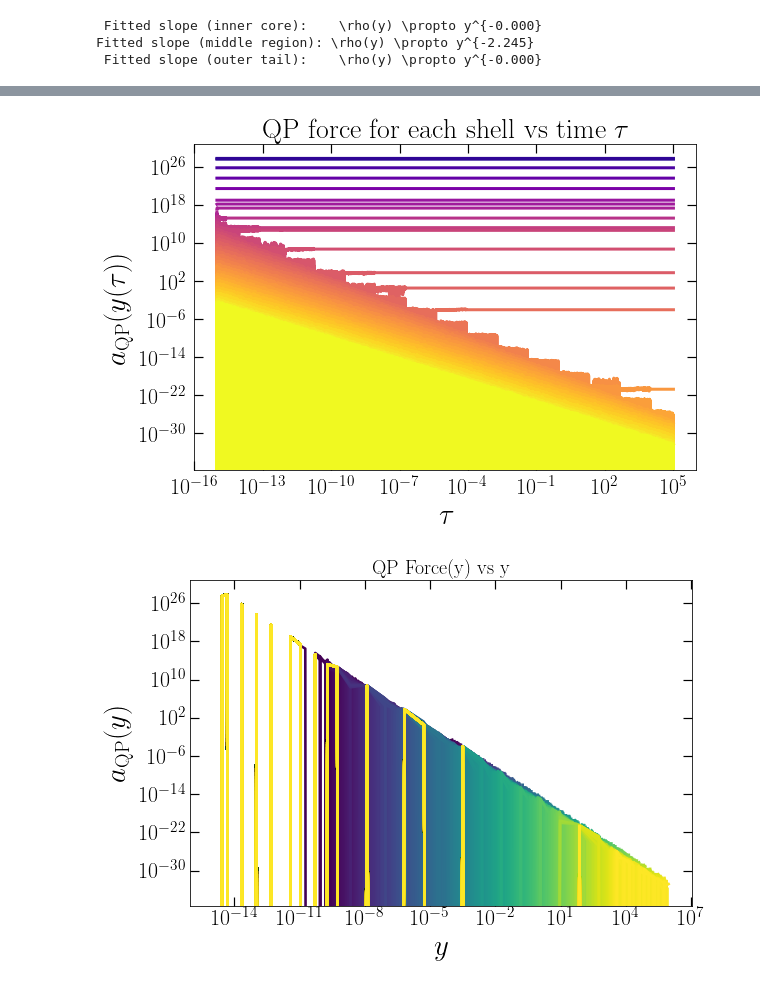
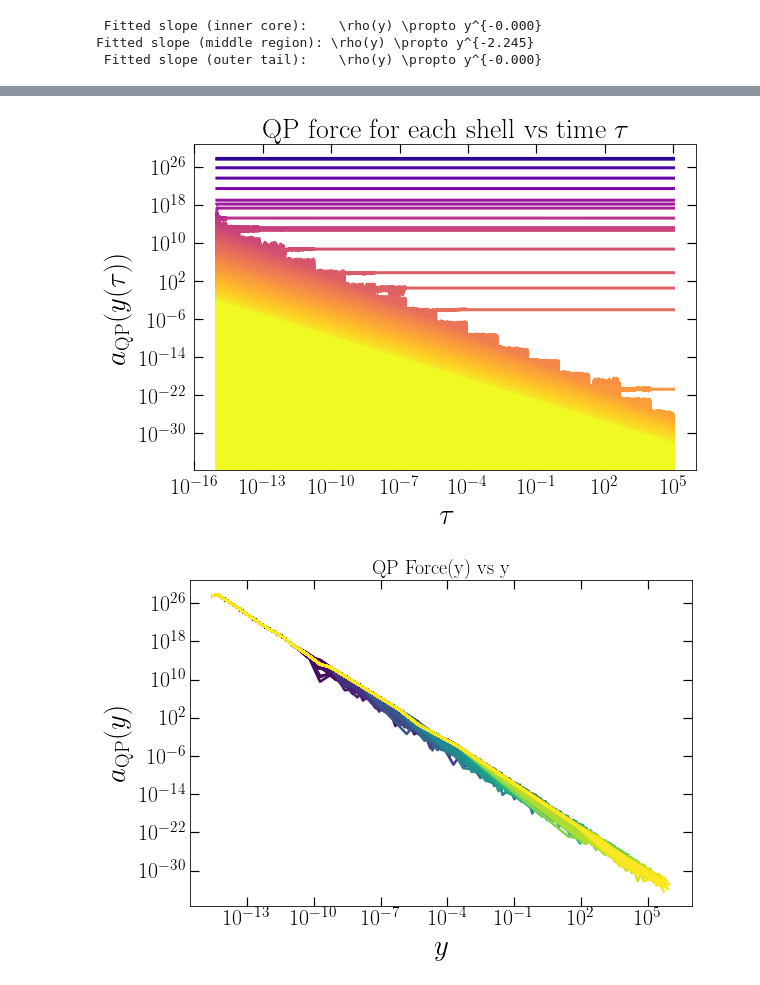
Before and after one commit to pratibhajangra591/project-3, a Jupyter notebook: RDM_EOM7.ipynb, the cells around one changed output, grey strips where cells are left out. Cells and saved outputs as stored; diff of their text form; code cells hidden in the pictures.

```diff
--- a/RDM_EOM7.ipynb
+++ b/RDM_EOM7.ipynb
@@ -766,7 +769,15 @@ for k, idx in enumerate(time_indices):
     r_arr = r_sol[:, idx]
     qp_val = qp_force_numerical(rho_arr, r_arr)
 
-    ax.loglog(r_arr, qp_val, color=colors[k], label=f'$t = {t_arr[idx]:.1e}$ s')
+    mask = (r_arr > 0) & (qp_val > 0) & np.isfinite(qp_val)
+    r_filtered = r_arr[mask]
+    qp_filtered = qp_val[mask]
+
+    sorted_indices = np.argsort(r_filtered)
+    r_sorted = r_filtered[sorted_indices]
+    qp_sorted = qp_filtered[sorted_indices]
+
+    ax.loglog(r_sorted, qp_sorted, label=f'Time = {t_arr[t_idx]:.2e} s', color=colors[k])
 
     for shell_index in range(N-1):
         shell_color = colors_shell[shell_index % len(colors_shell)]
@@ -837,6 +848,8 @@ for j in range(N):
         r_arr = r_sol[:, i]
         qp_value = qp_force_numerical(rho_arr, r_arr)
         qp_force_arr.append(qp_value[j])
+
+
     ax.loglog(t_arr,  qp_force_arr, color = colors[j])
 
 ax.tick_params(axis='x', pad=7.9)
@@ -879,7 +892,15 @@ for k, idx in enumerate(time_indices):
     r_arr = r_sol[:, idx]
     qp_val = qp_force_numerical(rho_arr, r_arr)
 
-    ax.loglog(r_arr, qp_val, color=colors[k], label=f'$t = {t_arr[idx]:.1e}$ s')
+    mask = (r_arr > 0) & (qp_val > 0) & np.isfinite(qp_val)
+    r_filtered = r_arr[mask]
+    qp_filtered = qp_val[mask]
+
+    sorted_indices = np.argsort(r_filtered)
+    r_sorted = r_filtered[sorted_indices]
+    qp_sorted = qp_filtered[sorted_indices]
+
+    ax.loglog(r_sorted, qp_sorted, label=f'Time = {t_arr[t_idx]:.2e} s', color=colors[k])
 
     for shell_index in range(N-1):
         shell_color = colors_shell[shell_index % len(colors_shell)]
@@ -982,32 +1003,41 @@ fig, ax = plt.subplots(figsize=(9, 6))
 plt.rc('lines', linewidth=2.6)
 plt.tick_params(axis='both', right=True, top=True, which='minor', width=1.2, length=4, direction='in')
 plt.tick_params(axis='both', right=True, top=True, which='major', width=1.2, length=9, direction='in')
 
 time_indices = np.linspace(0, t_step - 1, 1000, dtype=int)
 colors = cm.viridis(np.linspace(0, 1, len(time_indices)))
 colors_shell = ['C0', 'C1', 'C2', 'C3', 'C4', 'C5', 'C6']
 
 for k, idx in enumerate(time_indices):
     rho_arr = rho_sol[:, idx]
     r_arr = r_sol[:, idx]
     qp_val = qp_force_numerical(rho_arr, r_arr)
 
-    ax.loglog(r_arr, qp_val, color=colors[k], label=f'$t = {t_arr[idx]:.1e}$ s')
+    mask = (r_arr > 0) & (qp_val > 0) & np.isfinite(qp_val)
+    r_filtered = r_arr[mask]
+    qp_filtered = qp_val[mask]
+
+    sorted_indices = np.argsort(r_filtered)
+    r_sorted = r_filtered[sorted_indices]
+    qp_sorted = qp_filtered[sorted_indices]
+
+    ax.loglog(r_sorted, qp_sorted, label=f'Time = {t_arr[t_idx]:.2e} s', color=colors[k])
+
 
     for shell_index in range(N-1):
         shell_color = colors_shell[shell_index % len(colors_shell)]
         #ax.scatter(r_arr[shell_index], qp_val[shell_index],
                    #edgecolor='black', s=70, zorder=5, color= shell_color)
 
 ax.set_xlabel(r'$y$', fontsize=29, labelpad=6)
 ax.set_ylabel(r'$a_{\mathrm{QP}}(y)$', fontsize=29, labelpad=6)
 ax.set_title(f'QP Force(y) vs y ', fontsize=20)
 #ax.legend(prop={'size': 13.2}, loc='upper right', shadow=True,
         #  title=r'$\tau_\mathrm{step}$', title_fontsize=23, facecolor='white', fontsize=13.2)
 plt.xticks(fontsize=22)
 plt.yticks(fontsize=22)
 #plt.savefig('qp_vs_r_N7b.pdf', bbox_inches='tight')
 plt.show()
 # %% [output]
 [figure]
-[figure, old version]
+[figure, new version]
```
Also changed, not shown: parts of 4 cells of this notebook.
